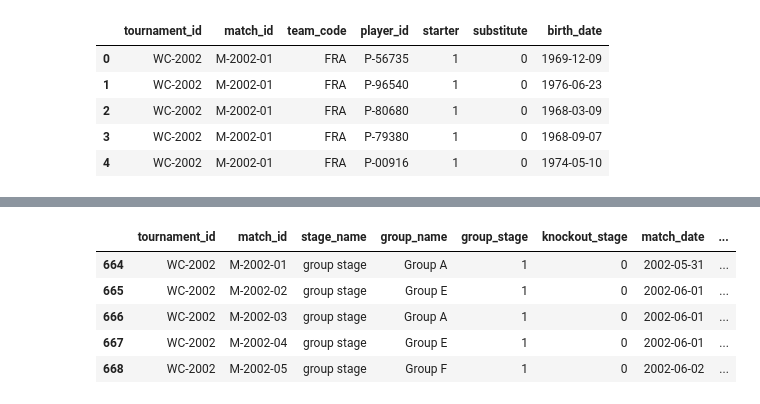
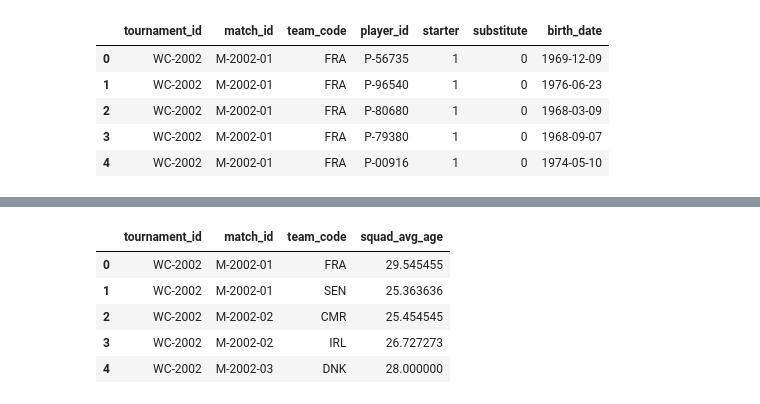
Before and after one commit to tonyinarula/World-Cup-2026-Predictive-Analysis, a Jupyter notebook: analysis.ipynb, the cells around one changed output, grey strips where cells are left out. Saved outputs shown, nothing was run; the diff lists cells and outputs as text; code cells hidden in the pictures.

Commit message:
Calculate average age for starting 11 for each team and each match

```diff
--- a/analysis.ipynb
+++ b/analysis.ipynb
@@ -515,9 +484,26 @@ player_match_age.head()
-# %%
-matches_clean.head()
-# %% [output]
-|  | tournament_id | match_id | stage_name | group_name | group_stage | knockout_stage | match_date | ... |
-| 664 | WC-2002 | M-2002-01 | group stage | Group A | 1 | 0 | 2002-05-31 | ... |
-| 665 | WC-2002 | M-2002-02 | group stage | Group E | 1 | 0 | 2002-06-01 | ... |
-| 666 | WC-2002 | M-2002-03 | group stage | Group A | 1 | 0 | 2002-06-01 | ... |
-| 667 | WC-2002 | M-2002-04 | group stage | Group E | 1 | 0 | 2002-06-01 | ... |
-| 668 | WC-2002 | M-2002-05 | group stage | Group F | 1 | 0 | 2002-06-02 | ... |
+# %%
+# calculate average age of each starting 11
+
+# start with player_appearances_clean table, where only starters are included
+squad_avg_age = (player_appearances_clean[player_appearances_clean['starter'] == 1]
+    # add birthdates
+    .merge(players_clean, on = 'player_id', how = 'left')
+    # add match_date
+    .merge(matches_clean[['tournament_id', 'match_id', 'match_date']], on = ['tournament_id', 'match_id'], how = 'left')
+    # calculate age by subtracting birthdate
+    .assign(age=lambda df: (pd.to_datetime(df['match_date']) - pd.to_datetime(df['birth_date'])).dt.days // 365)
+    # find the mean age for players in each team for each match
+    .groupby(['tournament_id', 'match_id', 'team_code'])['age']
+    .mean()
+    .reset_index()
+    .rename(columns = {'age': 'squad_avg_age'})
+)
+# %%
+squad_avg_age.head()
+# %% [output]
+|  | tournament_id | match_id | team_code | squad_avg_age |
+| 0 | WC-2002 | M-2002-01 | FRA | 29.545455 |
+| 1 | WC-2002 | M-2002-01 | SEN | 25.363636 |
+| 2 | WC-2002 | M-2002-02 | CMR | 25.454545 |
+| 3 | WC-2002 | M-2002-02 | IRL | 26.727273 |
+| 4 | WC-2002 | M-2002-03 | DNK | 28.000000 |
```
Also changed, not shown: parts of 2 cells of this notebook.
